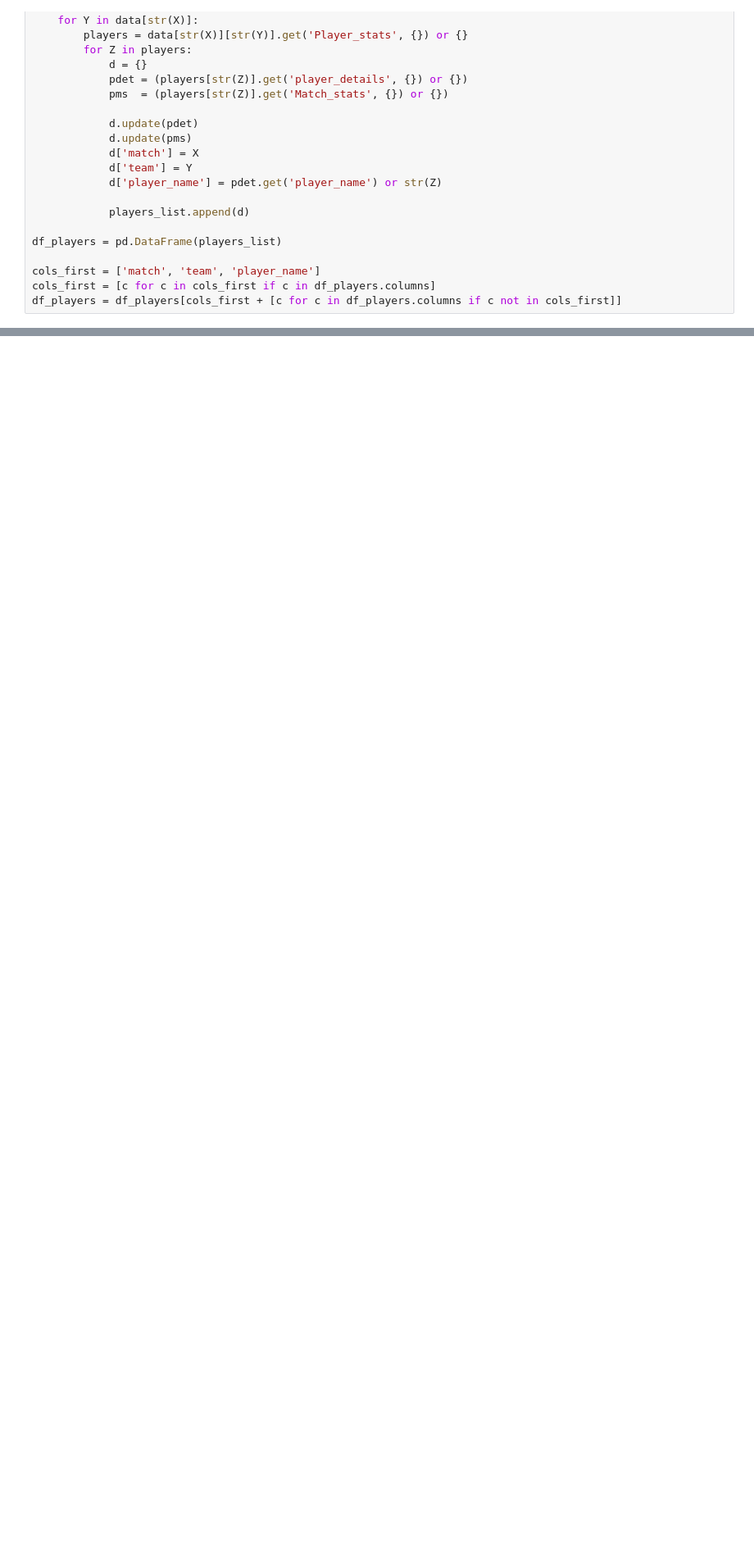
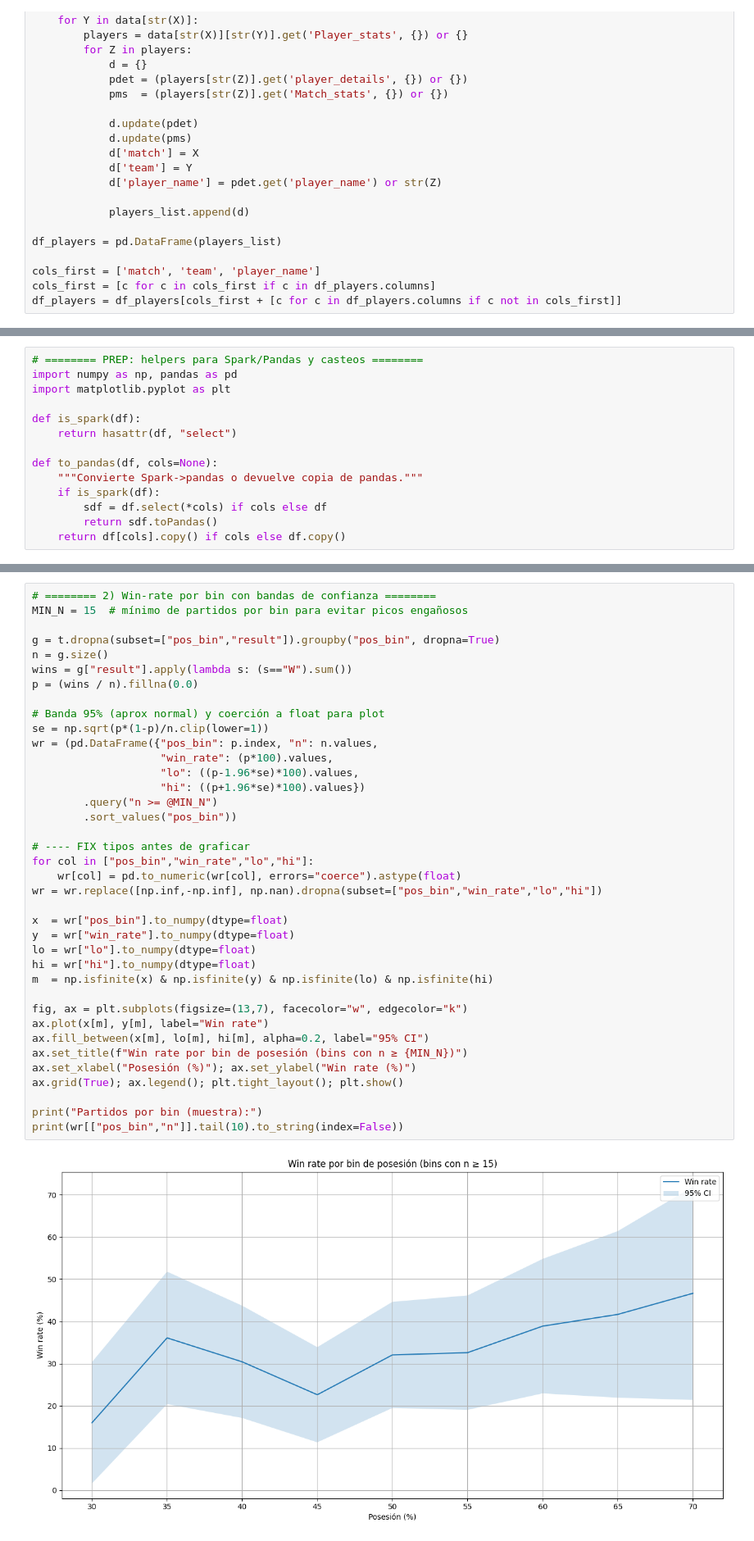
Before and after one commit to T3cm0/Parcial-1-Procesamiento-de-Datos, a Jupyter notebook: notebooks/Parcial_Procesamiento_Datos.ipynb, the cells around one changed output, grey strips where cells are left out. Shown at 82% size. Saved outputs shown, nothing was run; the diff lists cells and outputs as text; blank space fills up the shorter version.

```diff
--- a/notebooks/Parcial_Procesamiento_Datos.ipynb
+++ b/notebooks/Parcial_Procesamiento_Datos.ipynb
@@ -236,0 +922,14 @@ HR / AR (str/int): rojas local/visitante.
+# %%
+# ======== PREP: helpers para Spark/Pandas y casteos ========
+import numpy as np, pandas as pd
+import matplotlib.pyplot as plt
+
+def is_spark(df):
+    return hasattr(df, "select")
+
+def to_pandas(df, cols=None):
+    """Convierte Spark->pandas o devuelve copia de pandas."""
+    if is_spark(df):
+        sdf = df.select(*cols) if cols else df
+        return sdf.toPandas()
+    return df[cols].copy() if cols else df.copy()
@@ -236,0 +963,40 @@ HR / AR (str/int): rojas local/visitante.
+# %%
+# ======== 2) Win-rate por bin con bandas de confianza ========
+MIN_N = 15  # mínimo de partidos por bin para evitar picos engañosos
+
+g = t.dropna(subset=["pos_bin","result"]).groupby("pos_bin", dropna=True)
+n = g.size()
+wins = g["result"].apply(lambda s: (s=="W").sum())
+p = (wins / n).fillna(0.0)
+
+# Banda 95% (aprox normal) y coerción a float para plot
+se = np.sqrt(p*(1-p)/n.clip(lower=1))
+wr = (pd.DataFrame({"pos_bin": p.index, "n": n.values,
+                    "win_rate": (p*100).values,
+                    "lo": ((p-1.96*se)*100).values,
+                    "hi": ((p+1.96*se)*100).values})
+        .query("n >= @MIN_N")
+        .sort_values("pos_bin"))
+
+# ---- FIX tipos antes de graficar
+for col in ["pos_bin","win_rate","lo","hi"]:
+    wr[col] = pd.to_numeric(wr[col], errors="coerce").astype(float)
+wr = wr.replace([np.inf,-np.inf], np.nan).dropna(subset=["pos_bin","win_rate","lo","hi"])
+
+x  = wr["pos_bin"].to_numpy(dtype=float)
+y  = wr["win_rate"].to_numpy(dtype=float)
+lo = wr["lo"].to_numpy(dtype=float)
+hi = wr["hi"].to_numpy(dtype=float)
+m  = np.isfinite(x) & np.isfinite(y) & np.isfinite(lo) & np.isfinite(hi)
+
+fig, ax = plt.subplots(figsize=(13,7), facecolor="w", edgecolor="k")
+ax.plot(x[m], y[m], label="Win rate")
+ax.fill_between(x[m], lo[m], hi[m], alpha=0.2, label="95% CI")
+ax.set_title(f"Win rate por bin de posesión (bins con n ≥ {MIN_N})")
+ax.set_xlabel("Posesión (%)"); ax.set_ylabel("Win rate (%)")
+ax.grid(True); ax.legend(); plt.tight_layout(); plt.show()
+
+print("Partidos por bin (muestra):")
+print(wr[["pos_bin","n"]].tail(10).to_string(index=False))
+# %% [output]
+[figure, added]
```
Also changed, not shown: parts of 81 cells of this notebook, 10 other files.
